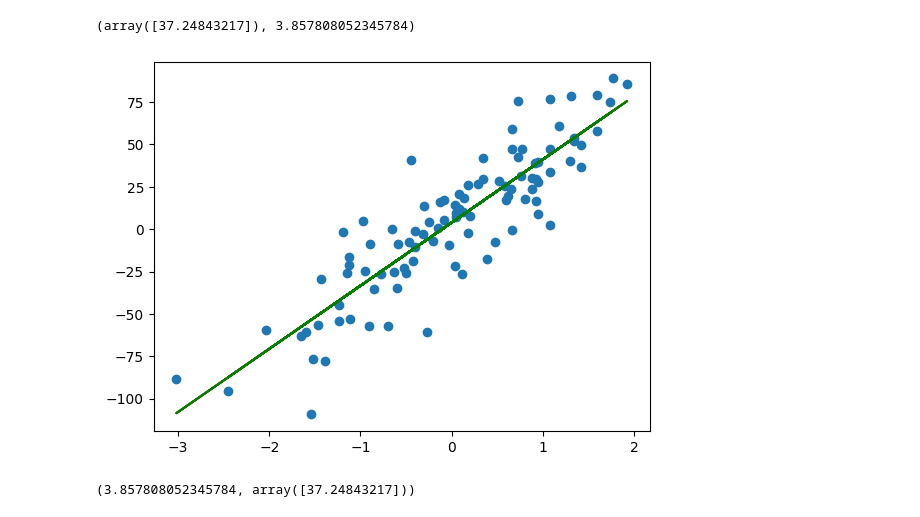
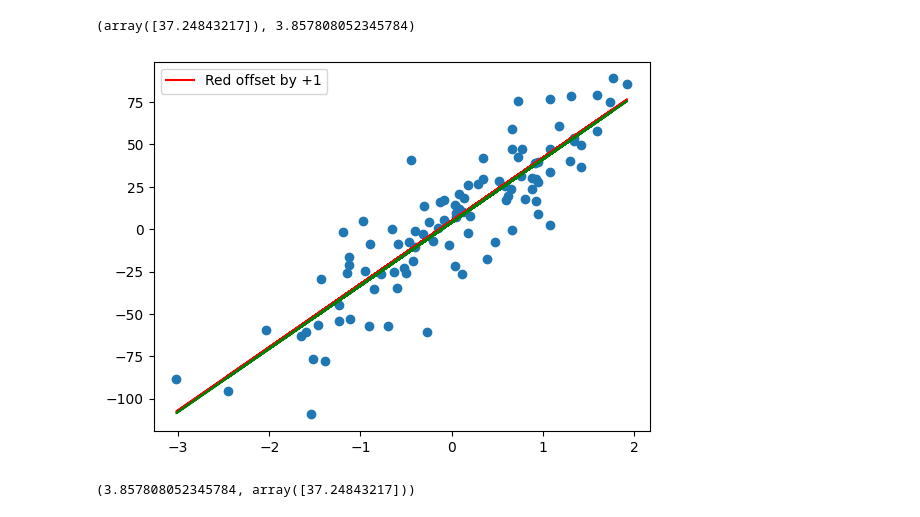
Before and after one commit to HamadKhan345/ml-study-repo, a Jupyter notebook: Gradient_Descent_From_Scratch.ipynb, the cells around one changed output. Cells and saved outputs as stored; diff of their text form; code cells hidden in the pictures.

```diff
--- a/Gradient_Descent_From_Scratch.ipynb
+++ b/Gradient_Descent_From_Scratch.ipynb
@@ -51,11 +51,12 @@ gd = GDRegressor(epochs=100, learning_rate=0.001)
 gd.fit(X,y)
 # %%
 plt.scatter(X, y)
-plt.plot(X, gd.predict(X), color='red')
+plt.plot(X, gd.predict(X)+1, color='red', label='Red offset by +1')
 plt.plot(X, model.predict(X), color='green')
+plt.legend()
 plt.show()
 # %% [output]
-[figure, old version]
+[figure, new version]
 # %%
 model.intercept_, model.coef_
 # %% [output]
```
